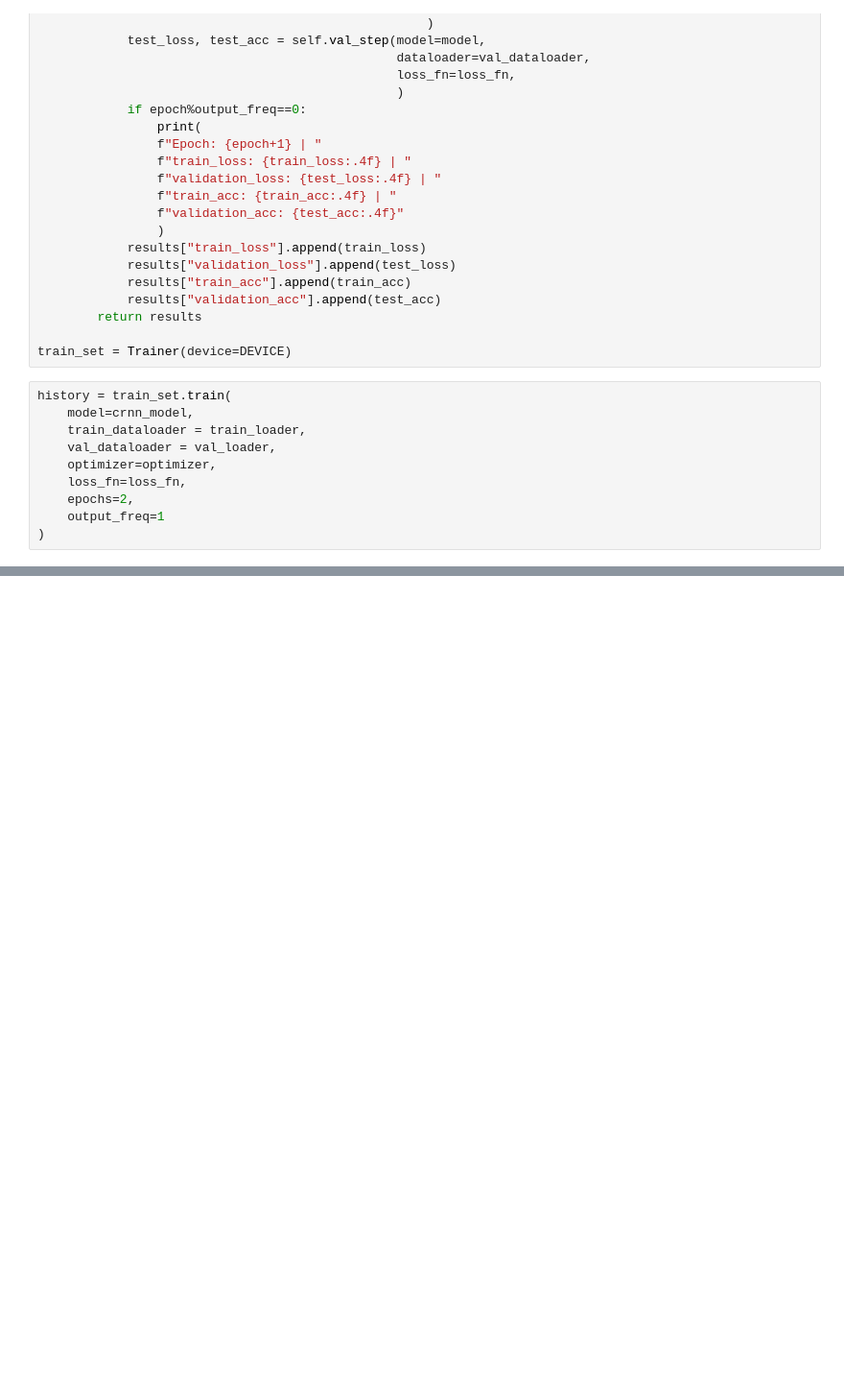
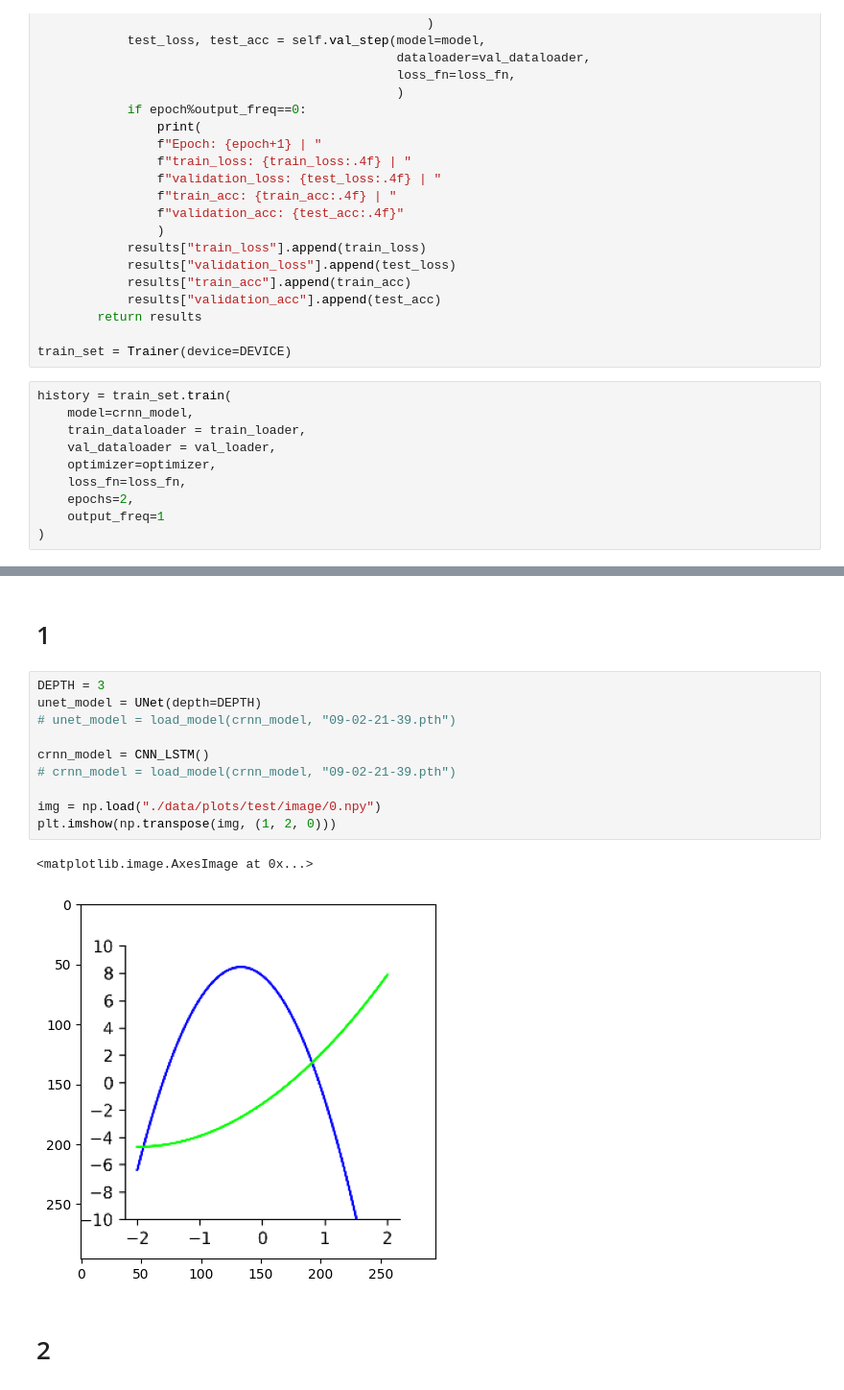
Before and after one commit to khachaturyan-1991/PlotExtract, a Jupyter notebook: TextBeast.ipynb, the cells around one changed output, grey strips where cells are left out. Shown at 96% size. Saved outputs shown, nothing was run; the diff lists cells and outputs as text; blank space fills up the shorter version.

```diff
--- a/TextBeast.ipynb
+++ b/TextBeast.ipynb
@@ -1293,0 +1275,17 @@ plt.imshow(test_img[0][0])
+# %% [markdown]
+# 1
+# %%
+DEPTH = 3
+unet_model = UNet(depth=DEPTH)
+# unet_model = load_model(crnn_model, "09-02-21-39.pth")
+
+crnn_model = CNN_LSTM()
+# crnn_model = load_model(crnn_model, "09-02-21-39.pth")
+
+img = np.load("./data/plots/test/image/0.npy")
+plt.imshow(np.transpose(img, (1, 2, 0)))
+# %% [output]
+<matplotlib.image.AxesImage at 0x...>
+[figure, added]
+# %% [markdown]
+# 2
```
Also changed, not shown: parts of 18 cells of this notebook, 5 other files.
